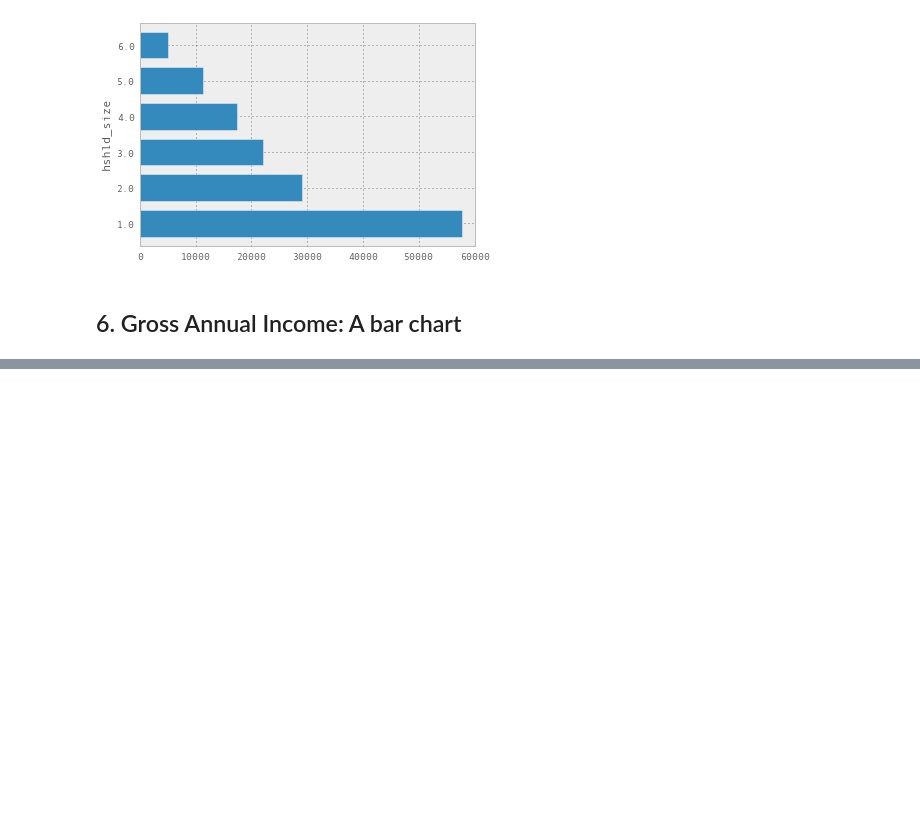
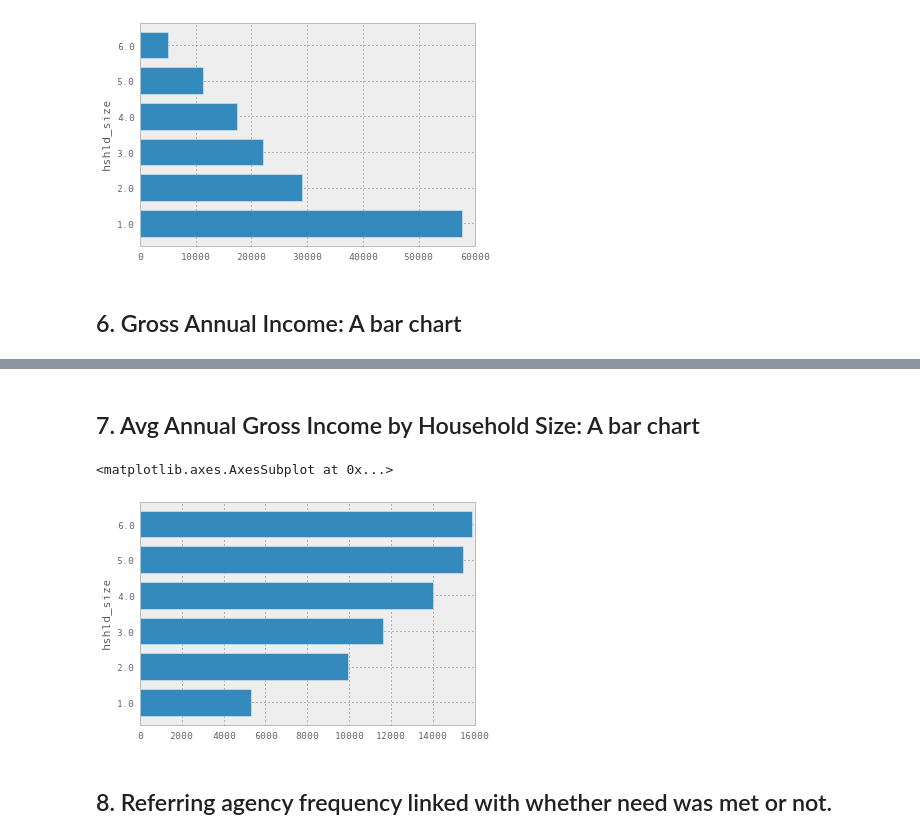
Before and after one commit to sandiegodata-projects/211sandiego-org-17-call_analysis, a Jupyter notebook: analysts/gonzaloprofile.ipynb, the cells around one changed output, grey strips where cells are left out. Drawn from its saved outputs; the diff is of its cells as text; code cells hidden in the pictures; blank space fills up the shorter version.

```diff
--- a/analysts/gonzaloprofile.ipynb
+++ b/analysts/gonzaloprofile.ipynb
@@ -149,0 +136,9 @@ Name: hshld_income, Length: 215563, dtype: float64
+# %% [markdown]
+## 7. Avg Annual Gross Income by Household Size: A bar chart
+# %%
+income.groupby('hshld_size').hshld_income.mean().plot(kind='barh')
+# %% [output]
+<matplotlib.axes.AxesSubplot at 0x...>
+[figure, added]
+# %% [markdown]
+## 8. Referring agency frequency linked with whether need was met or not.
```
Also changed, not shown: parts of 5 cells of this notebook.
